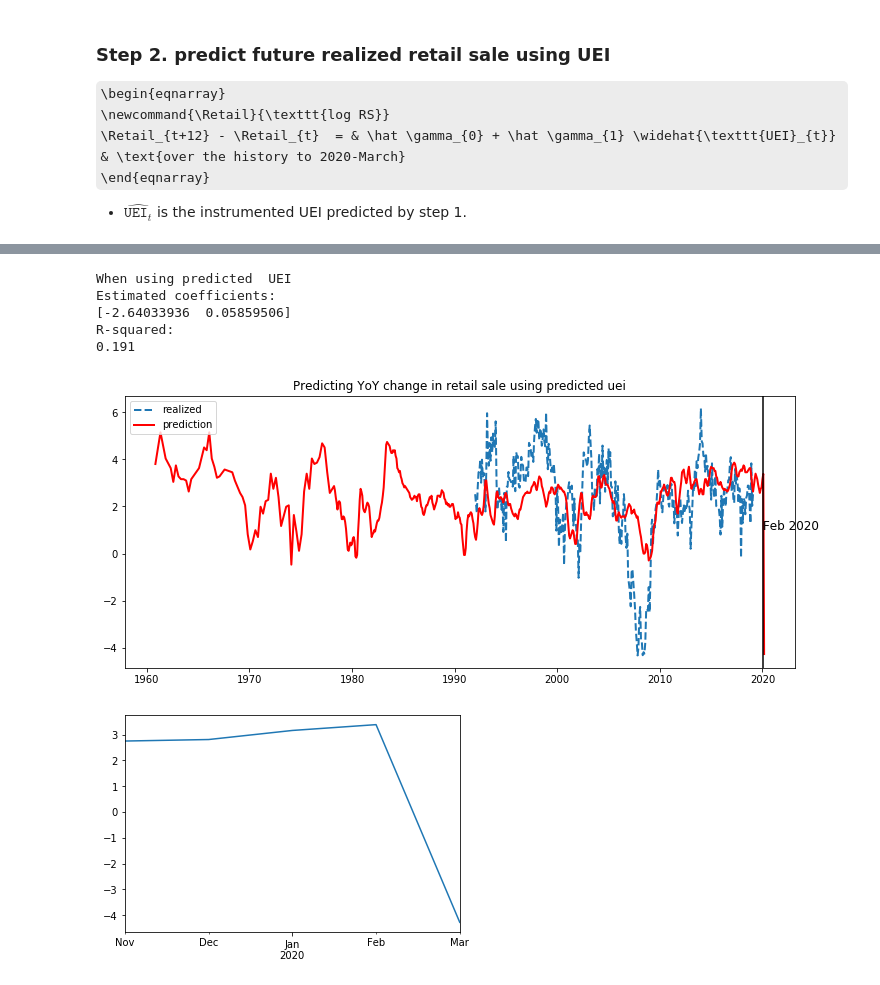
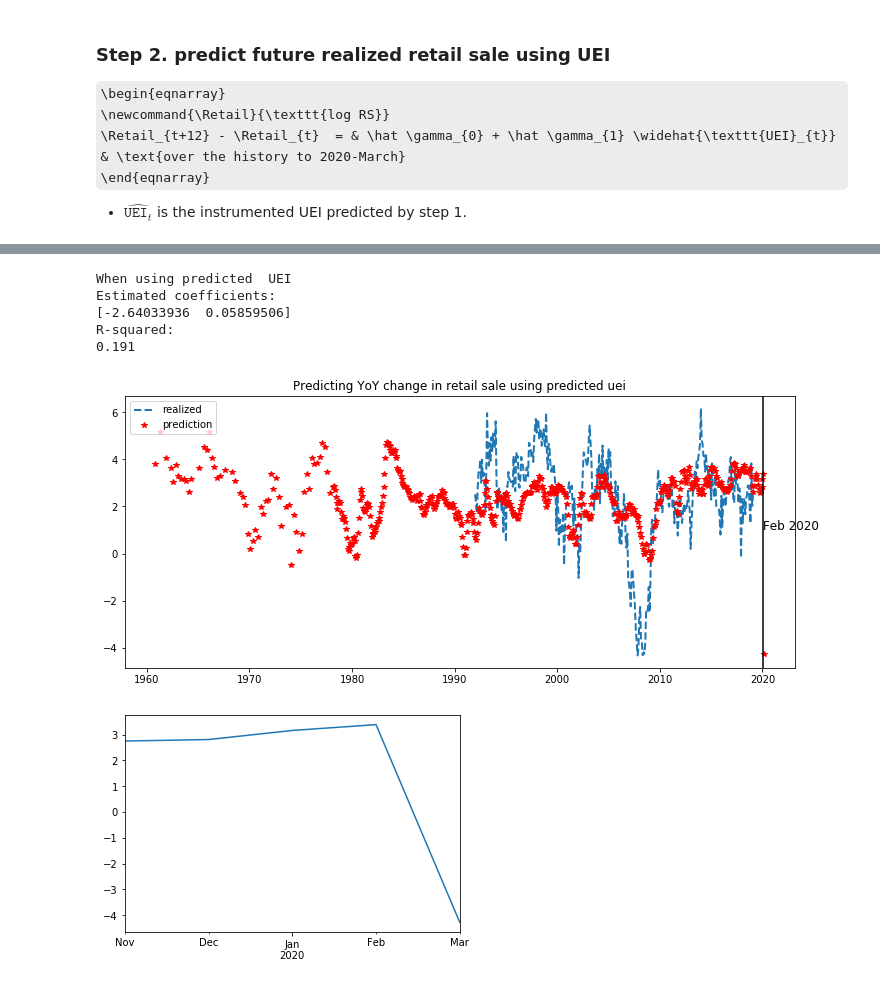
Before and after one commit to iworld1991/PredictUE, a Jupyter notebook: Python/PredictUE-Working.ipynb, the cells around one changed output, grey strips where cells are left out. Drawn from its saved outputs; the diff is of its cells as text; code cells hidden in the pictures; some formulas as TeX source.

```diff
--- a/Python/PredictUE-Working.ipynb
+++ b/Python/PredictUE-Working.ipynb
@@ -543,35 +543,35 @@ prd_df5 = pd.DataFrame(rs_yoy_uei_prd,
                        columns = ['rs_yoy_uei_prd'],
                        index = rs_yoy_index2)
 df = pd.merge(df,
               prd_df5,
               left_index = True,
               right_index = True,
               how = 'outer')
 
 fig = plt.figure(figsize = figsize)
 plt.plot(rs_yoy_index2[:-h],
          np.array(df['retail_yoy'].loc[rs_yoy_index2][h:]),
          '--',
          lw = 2,
          label = 'realized')
 plt.plot(rs_yoy_index2,
          rs_yoy_uei_prd,
-         'r-',
+         'r*',
          lw = 2,
          label='prediction')
 plt.title('Predicting YoY change in retail sale using predicted uei')
 plt.axvline(x = outsample_time,
             color = 'black',)
 plt.text(outsample_time, 1, 'Feb 2020', fontsize = 12)  # mark the out-of-sample prediction
 plt.legend(loc = 2)
 plt.savefig('figures/working/rs_yoy_predict_predicted_uei')
 # %% [output]
 When using predicted  UEI
 Estimated coefficients:
 [-2.64033936  0.05859506]
 R-squared:
 0.191
-[figure, old version]
+[figure, new version]
 # %%
 ## zoom in
 df['rs_yoy_uei_prd'].tail().plot()
```
Also changed, not shown: parts of 2 cells of this notebook, 2 other files.
